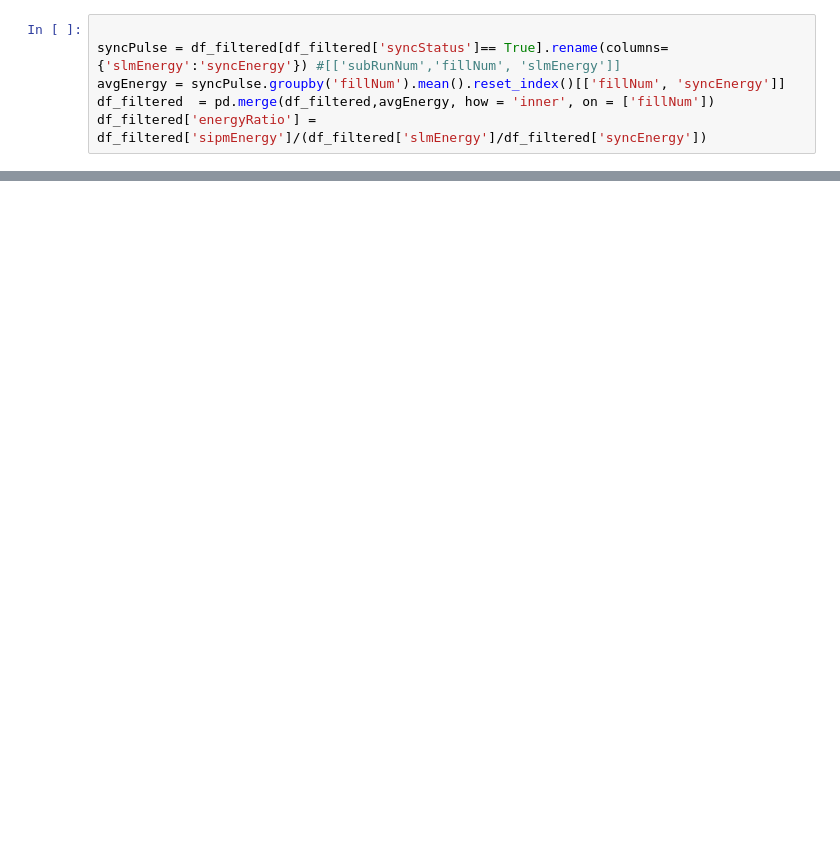
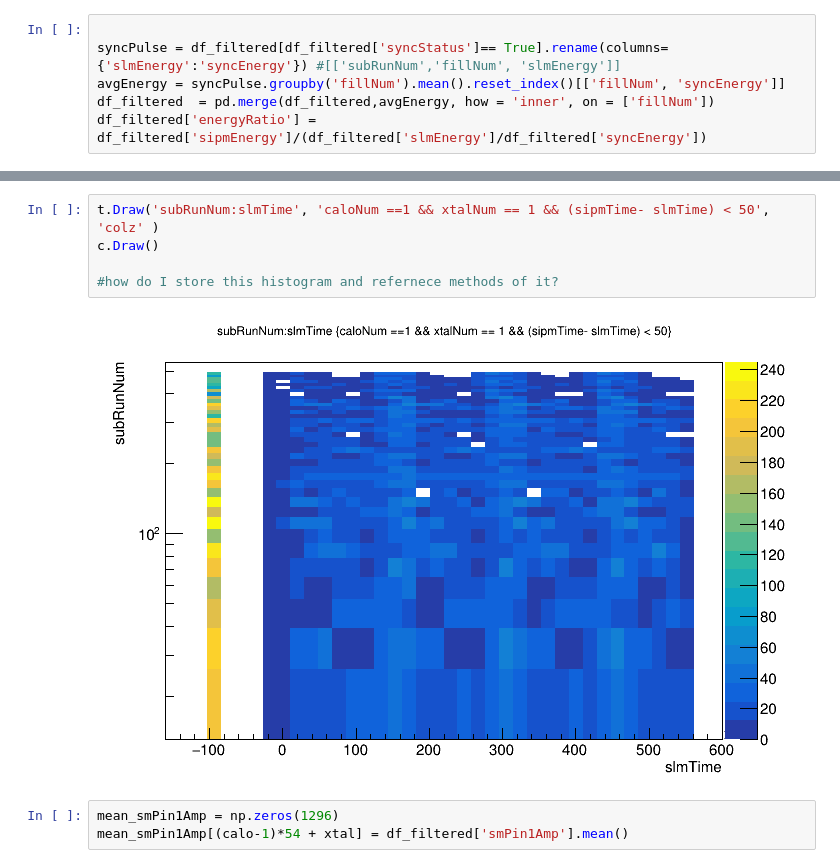
Before and after one commit to AditJain13/Run2C_Analysis, a Jupyter notebook: FinalEdit.ipynb, the cells around one changed output, grey strips where cells are left out. Drawn from its saved outputs; the diff is of its cells as text; blank space fills up the shorter version.

```diff
--- a/FinalEdit.ipynb
+++ b/FinalEdit.ipynb
@@ -194,0 +157,10 @@ std = np.sqrt
+# %%
+t.Draw('subRunNum:slmTime', 'caloNum ==1 && xtalNum == 1 && (sipmTime- slmTime) < 50', 'colz' )
+c.Draw()
+
+#how do I store this histogram and refernece methods of it?
+# %% [output]
+[figure, added]
+# %%
+mean_smPin1Amp = np.zeros(1296)
+mean_smPin1Amp[(calo-1)*54 + xtal] = df_filtered['smPin1Amp'].mean()
```
Also changed, not shown: parts of 21 cells of this notebook.
